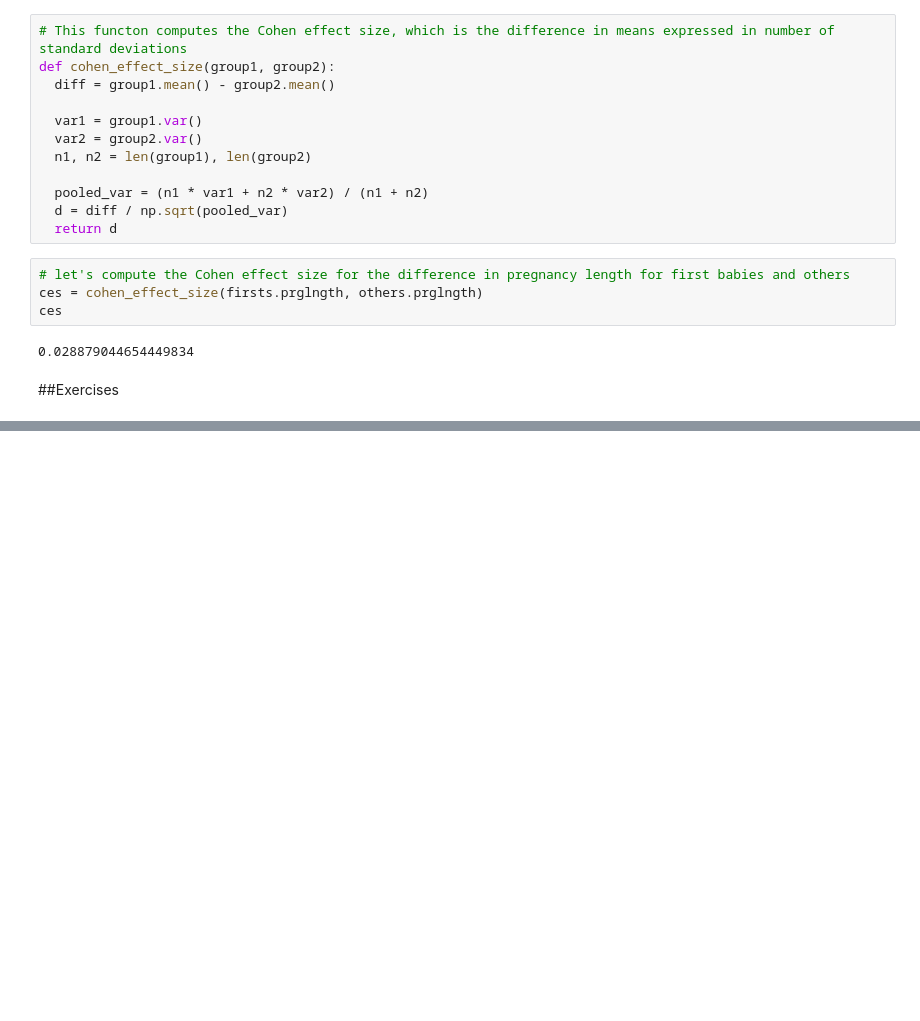
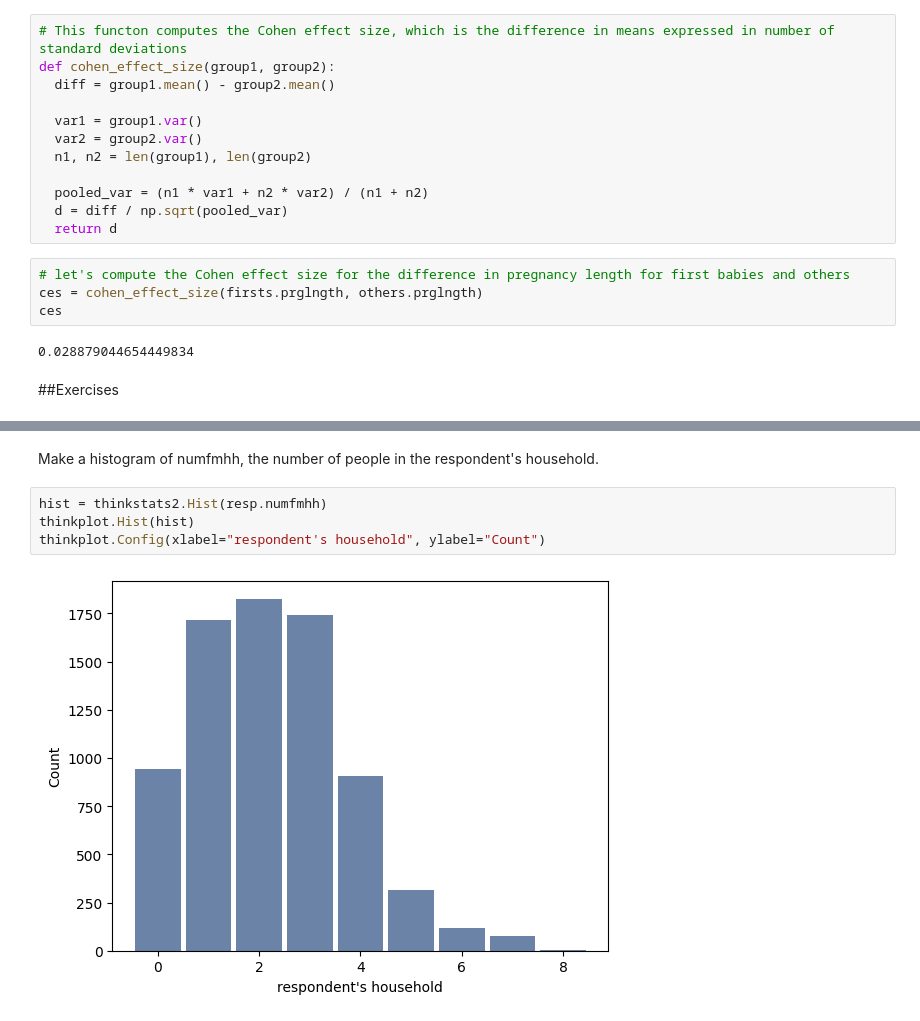
Before and after one commit to rahiakela/data-science-research-and-practice, a Jupyter notebook: think-stats/01_distributions.ipynb, the cells around one changed output, grey strips where cells are left out. Cells and saved outputs as stored; diff of their text form; blank space fills up the shorter version.

```diff
--- a/think-stats/01_distributions.ipynb
+++ b/think-stats/01_distributions.ipynb
@@ -246,0 +271,8 @@ ces
+# %% [markdown]
+Make a histogram of numfmhh, the number of people in the respondent's household.
+# %%
+hist = thinkstats2.Hist(resp.numfmhh)
+thinkplot.Hist(hist)
+thinkplot.Config(xlabel="respondent's household", ylabel="Count")
+# %% [output]
+[figure, added]
```
Also changed, not shown: parts of 10 cells of this notebook.
